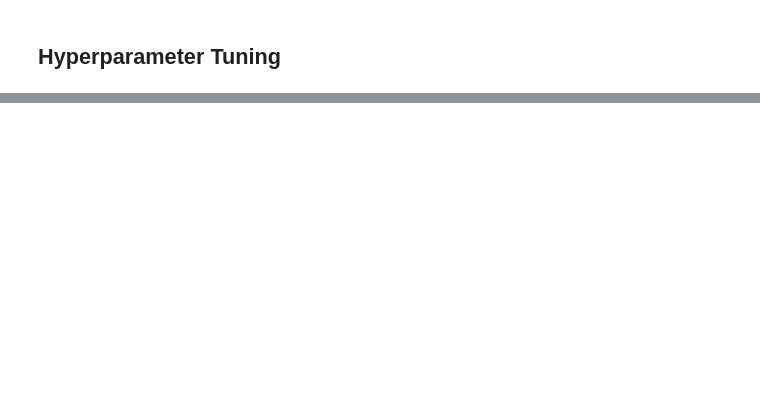
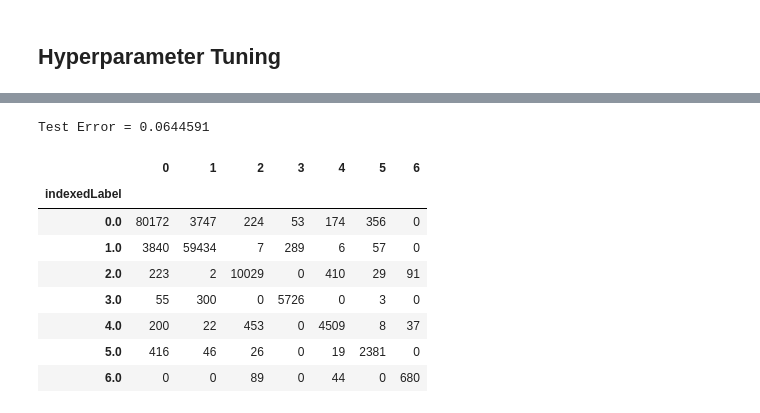
Before and after one commit to dream2globe/advanced-spark, a Jupyter notebook: ch04/ch04-pyspark.ipynb, the cells around one changed output, grey strips where cells are left out. Drawn from its saved outputs; the diff is of its cells as text; code cells hidden in the pictures; blank space fills up the shorter version.

```diff
--- a/ch04/ch04-pyspark.ipynb
+++ b/ch04/ch04-pyspark.ipynb
@@ -315,0 +337,24 @@ validated_model.bestModel.stages[-1].extractParamMap()
+# %%
+predictions = validated_model.bestModel.transform(test_df)
+evaluate(predictions)
+
+cm = (predictions.select('prediction', 'indexedLabel')
+      .groupby("indexedLabel")
+      .pivot("prediction", list(range(0, 7)))
+      .count()
+      .fillna(0)
+      .sort("indexedLabel")
+      .toPandas())
+cm = cm.reindex(cm["indexedLabel"], axis=0).drop("indexedLabel", axis=1)
+cm
+# %% [output]
+Test Error = 0.0644591
+|  | 0 | 1 | 2 | 3 | 4 | 5 | 6 |
+| indexedLabel |  |  |  |  |  |  |  |
+| 0.0 | 80172 | 3747 | 224 | 53 | 174 | 356 | 0 |
+| 1.0 | 3840 | 59434 | 7 | 289 | 6 | 57 | 0 |
+| 2.0 | 223 | 2 | 10029 | 0 | 410 | 29 | 91 |
+| 3.0 | 55 | 300 | 0 | 5726 | 0 | 3 | 0 |
+| 4.0 | 200 | 22 | 453 | 0 | 4509 | 8 | 37 |
+| 5.0 | 416 | 46 | 26 | 0 | 19 | 2381 | 0 |
+| 6.0 | 0 | 0 | 89 | 0 | 44 | 0 | 680 |
```
Also changed, not shown: parts of 24 cells of this notebook, 2 other files.
